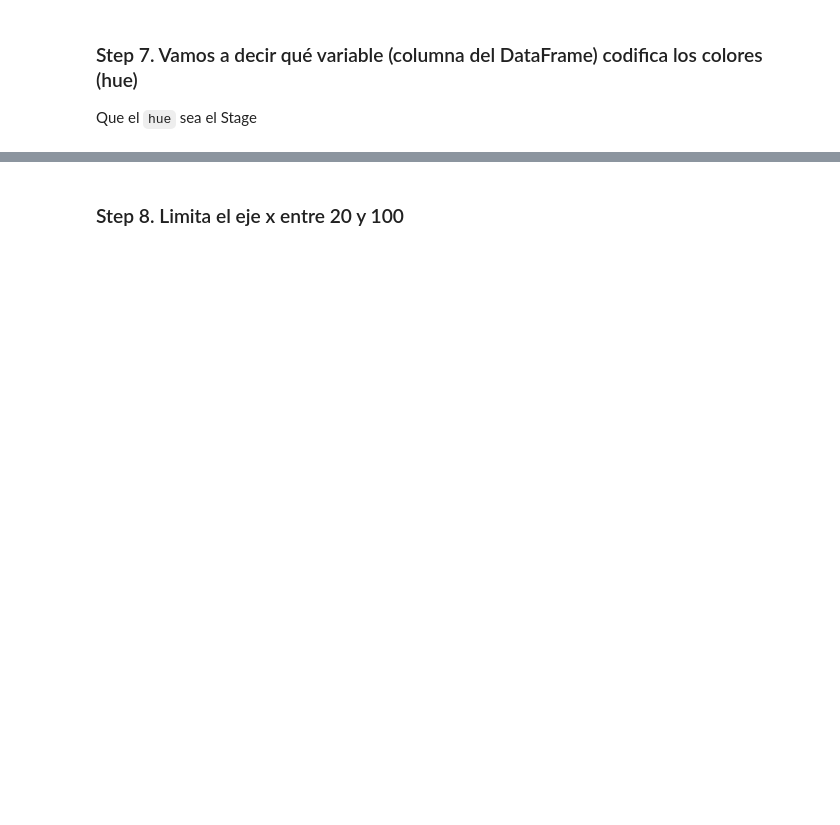
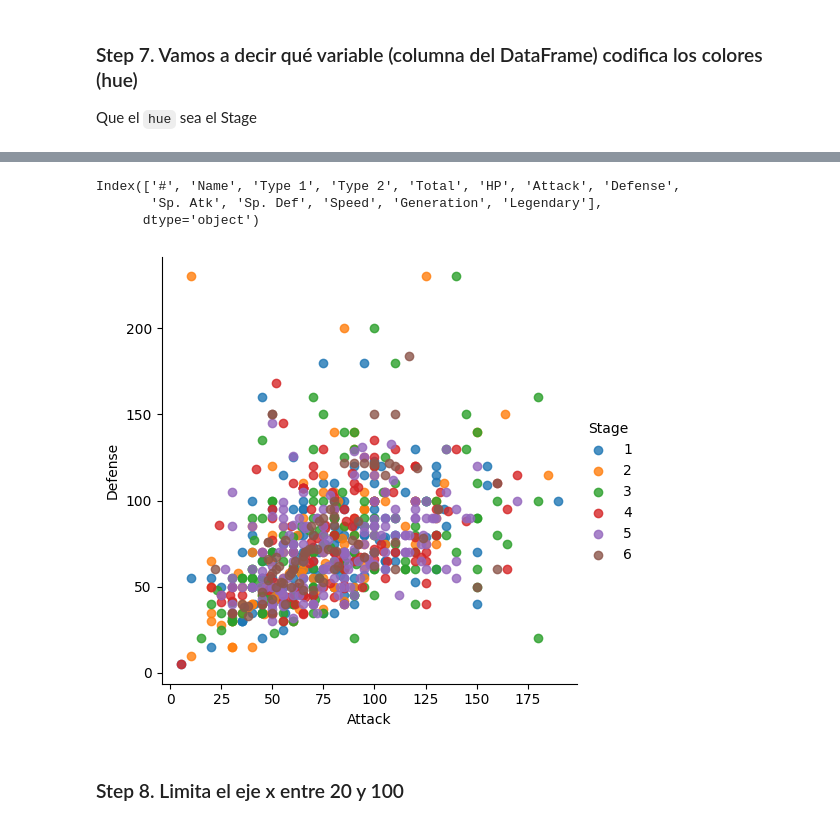
Before and after one commit to DenisiaPelu/DS102024, a Jupyter notebook: 2-DataAnalysis/5-Visualizacion/Practica/Pokemon/Pokemon_viz.ipynb, the cells around one changed output, grey strips where cells are left out. Cells and saved outputs as stored; diff of their text form; code cells hidden in the pictures; blank space fills up the shorter version.

```diff
--- a/2-DataAnalysis/5-Visualizacion/Practica/Pokemon/Pokemon_viz.ipynb
+++ b/2-DataAnalysis/5-Visualizacion/Practica/Pokemon/Pokemon_viz.ipynb
@@ -35,2 +65,16 @@ Que el `hue` sea el Stage
+# %%
+df.columns
+# %% [output]
+Index(['#', 'Name', 'Type 1', 'Type 2', 'Total', 'HP', 'Attack', 'Defense',
+       'Sp. Atk', 'Sp. Def', 'Speed', 'Generation', 'Legendary'],
+      dtype='object')
+# %%
+df['Stage']=df['Generation']
+# %%
+sns.lmplot(x='Attack', y='Defense', data=df, fit_reg=False ,hue='Stage')
+
+plt.show()
+# %% [output]
+[figure, added]
 # %% [markdown]
 ### Step 8. Limita el eje x entre 20 y 100
```
Also changed, not shown: parts of 58 cells of this notebook, 3 other files.
